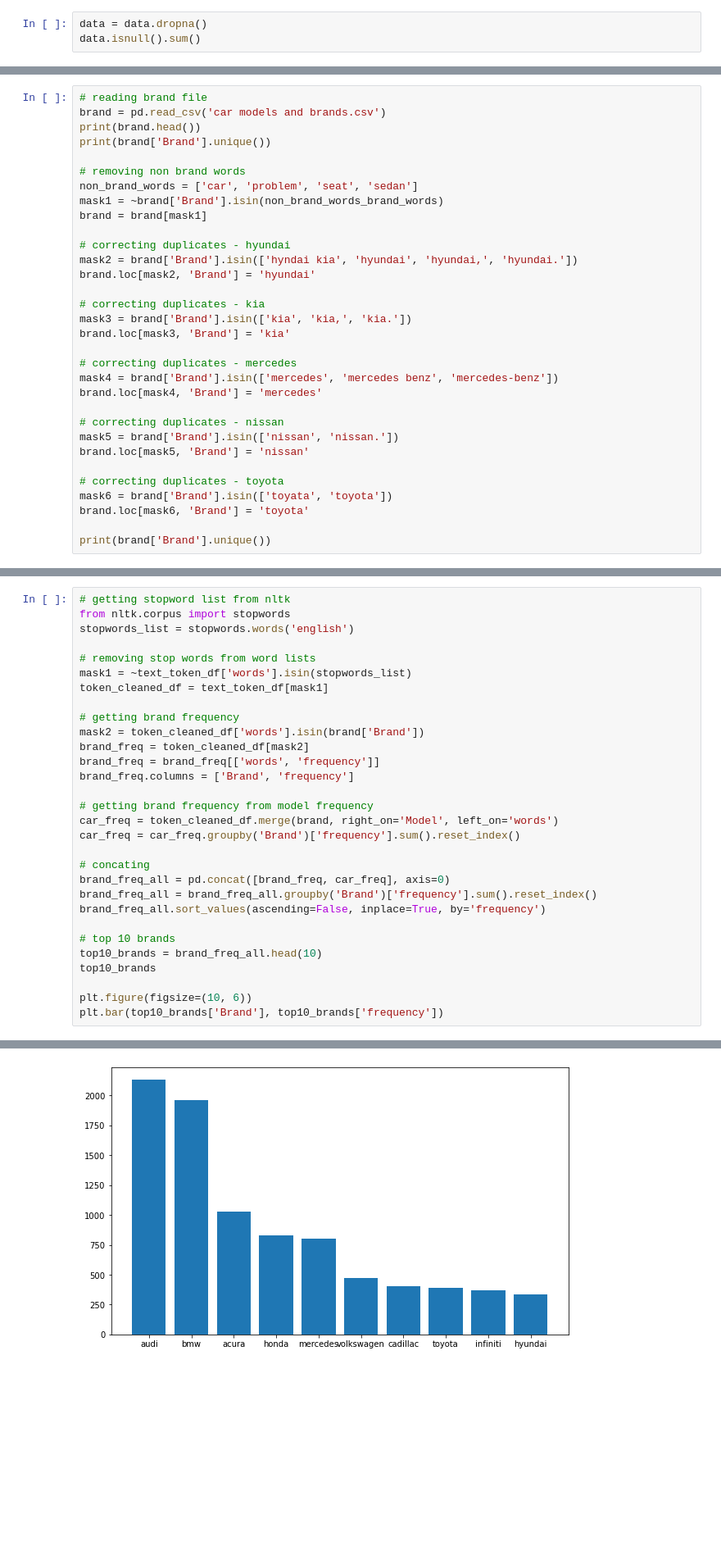
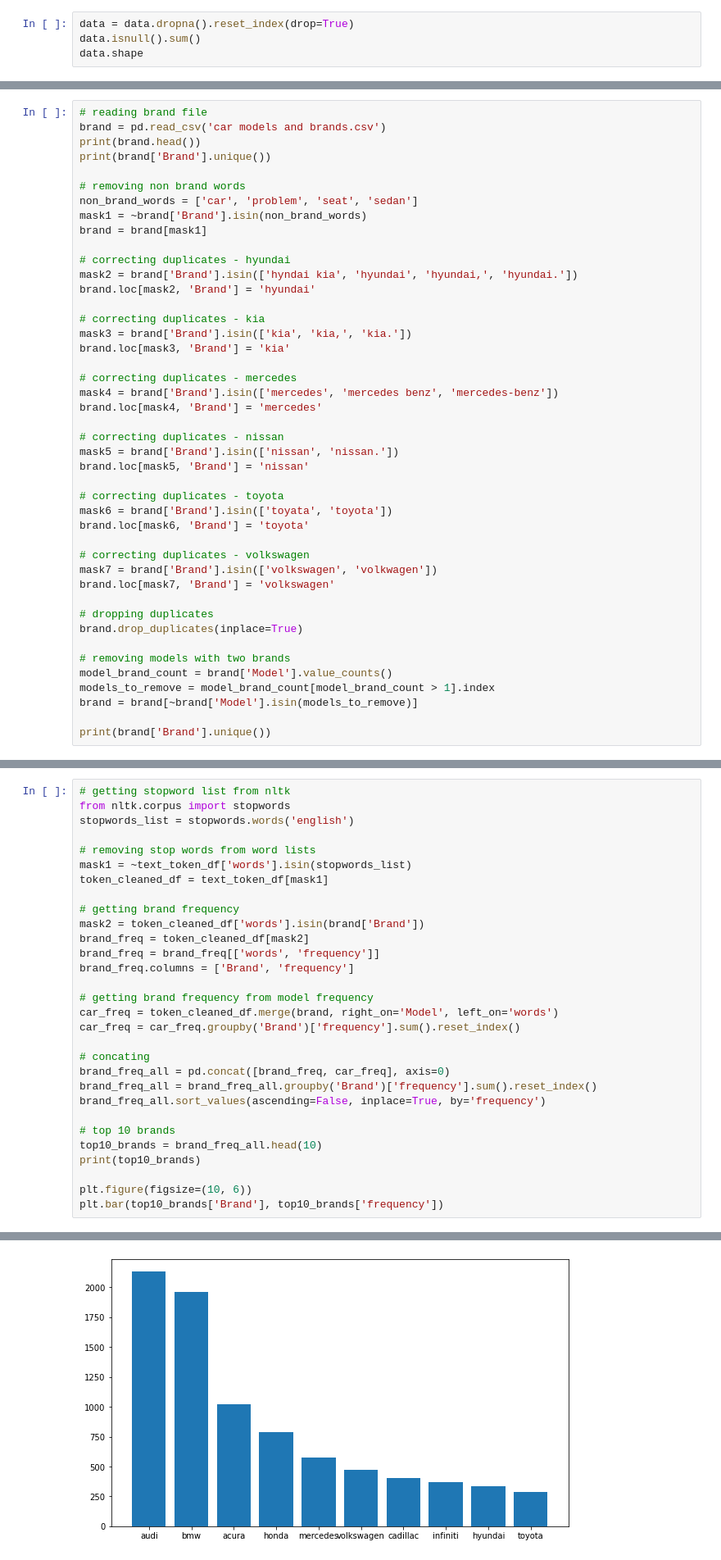
Before and after one commit to vicgpt/Unstructured-Data-Analytics, a Jupyter notebook: Assignment 1 - Car Brands/Car-Brand-Text-Analytics-vishal.ipynb, the cells around one changed output, grey strips where cells are left out. Shown at 82% size. Cells and saved outputs as stored; diff of their text form; blank space fills up the shorter version.

```diff
--- a/Assignment 1 - Car Brands/Car-Brand-Text-Analytics-vishal.ipynb
+++ b/Assignment 1 - Car Brands/Car-Brand-Text-Analytics-vishal.ipynb
@@ -19,6 +19,7 @@ data.shape
 # %% [markdown]
 ## Task A - Ziff's law
 # %%
-data = data.dropna()
+data = data.dropna().reset_index(drop=True)
 data.isnull().sum()
+data.shape
 # %% [output]
@@ -167,7 +164,7 @@ print(brand['Brand'].unique())
 
 # removing non brand words
 non_brand_words = ['car', 'problem', 'seat', 'sedan']
-mask1 = ~brand['Brand'].isin(non_brand_words_brand_words)
+mask1 = ~brand['Brand'].isin(non_brand_words)
 brand = brand[mask1]
 
 # correcting duplicates - hyundai
@@ -190,6 +187,18 @@ brand.loc[mask5, 'Brand'] = 'nissan'
 mask6 = brand['Brand'].isin(['toyata', 'toyota'])
 brand.loc[mask6, 'Brand'] = 'toyota'
 
+# correcting duplicates - volkswagen
+mask7 = brand['Brand'].isin(['volkswagen', 'volkwagen'])
+brand.loc[mask7, 'Brand'] = 'volkswagen'
+
+# dropping duplicates
+brand.drop_duplicates(inplace=True)
+
+# removing models with two brands
+model_brand_count = brand['Model'].value_counts()
+models_to_remove = model_brand_count[model_brand_count > 1].index
+brand = brand[~brand['Model'].isin(models_to_remove)]
+
 print(brand['Brand'].unique())
 # %% [output]
    Brand    Model
@@ -236,7 +245,7 @@ brand_freq_all.sort_values(ascending=False, inplace=True, by='frequency')
 
 # top 10 brands
 top10_brands = brand_freq_all.head(10)
-top10_brands
+print(top10_brands)
 
 plt.figure(figsize=(10, 6))
 plt.bar(top10_brands['Brand'], top10_brands['frequency'])
@@ -245 +265 @@ plt.bar(top10_brands['Brand'], top10_brands['frequency'])
-[figure, old version]
+[figure, new version]
```
Also changed, not shown: parts of 13 cells of this notebook.
